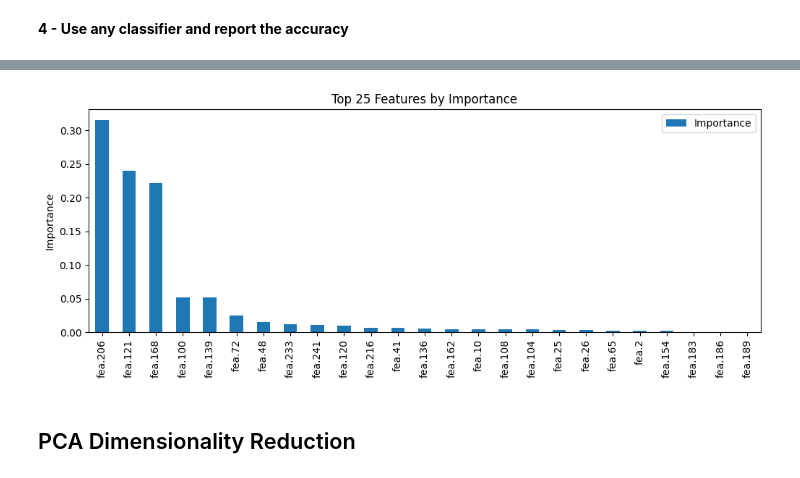
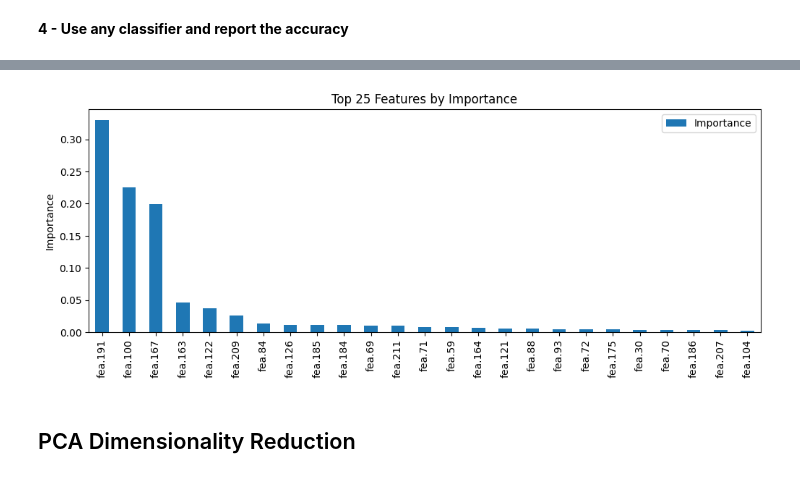
Before and after one commit to straylight77/data-sci-learning, a Jupyter notebook: dat203/lab8.ipynb, the cells around one changed output, grey strips where cells are left out. Cells and saved outputs as stored; diff of their text form; code cells hidden in the pictures.

Commit message:
Minor fixes: forgot to rename the datasets actually used to train/test the model.  Also added a chart showing n_features vs accuracy from RFECV.

```diff
--- a/dat203/lab8.ipynb
+++ b/dat203/lab8.ipynb
@@ -156,6 +172,6 @@ Removed 128 columns from training data leaving a total of 128
 **4 - Use any classifier and report the accuracy**
 # %%
 model = DecisionTreeClassifier(random_state=0)
-model = model.fit(X_train, y_train)
-model.score(X_test, y_test)
+model = model.fit(X_train_new, y_train)
+model.score(X_test_new, y_test)
 # %% [output]
@@ -186,16 +202,16 @@ print(conf_mat)
 # %%
 imp_df = pd.DataFrame(
     model.feature_importances_,
-    index = X_train.columns,
+    index = X_train_new.columns,
     columns = ["Importance"]
 )
 imp_df.sort_values(by='Importance', ascending=False, inplace=True)
 imp_df.iloc[0:25].plot(kind='bar', figsize=(12, 4))
 plt.ylabel("Importance")
 plt.title("Top 25 Features by Importance")
 plt.show()
 # %% [output]
-[figure, old version]
+[figure, new version]
 # %% [markdown]
 ## PCA Dimensionality Reduction
 # %%
```
Also changed, not shown: parts of 12 cells of this notebook.
